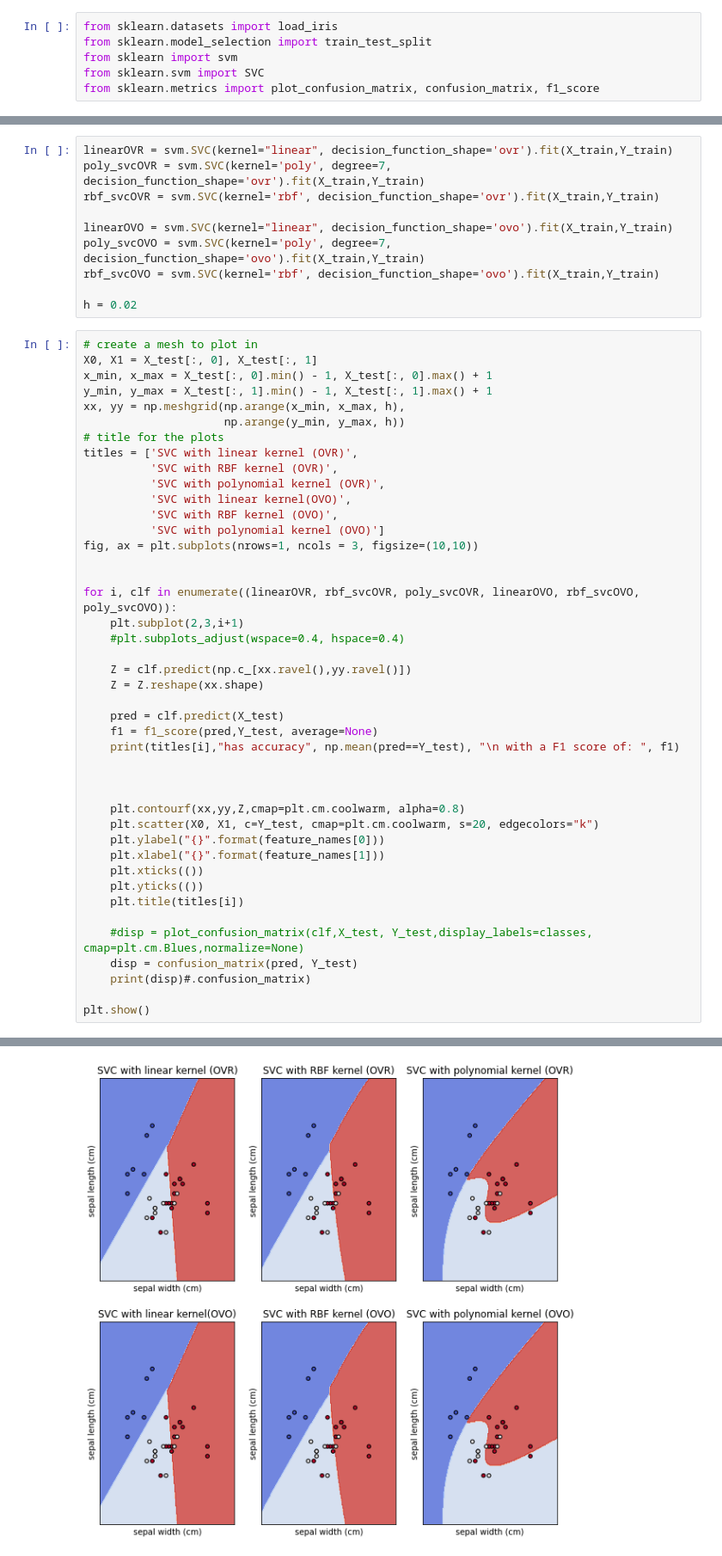
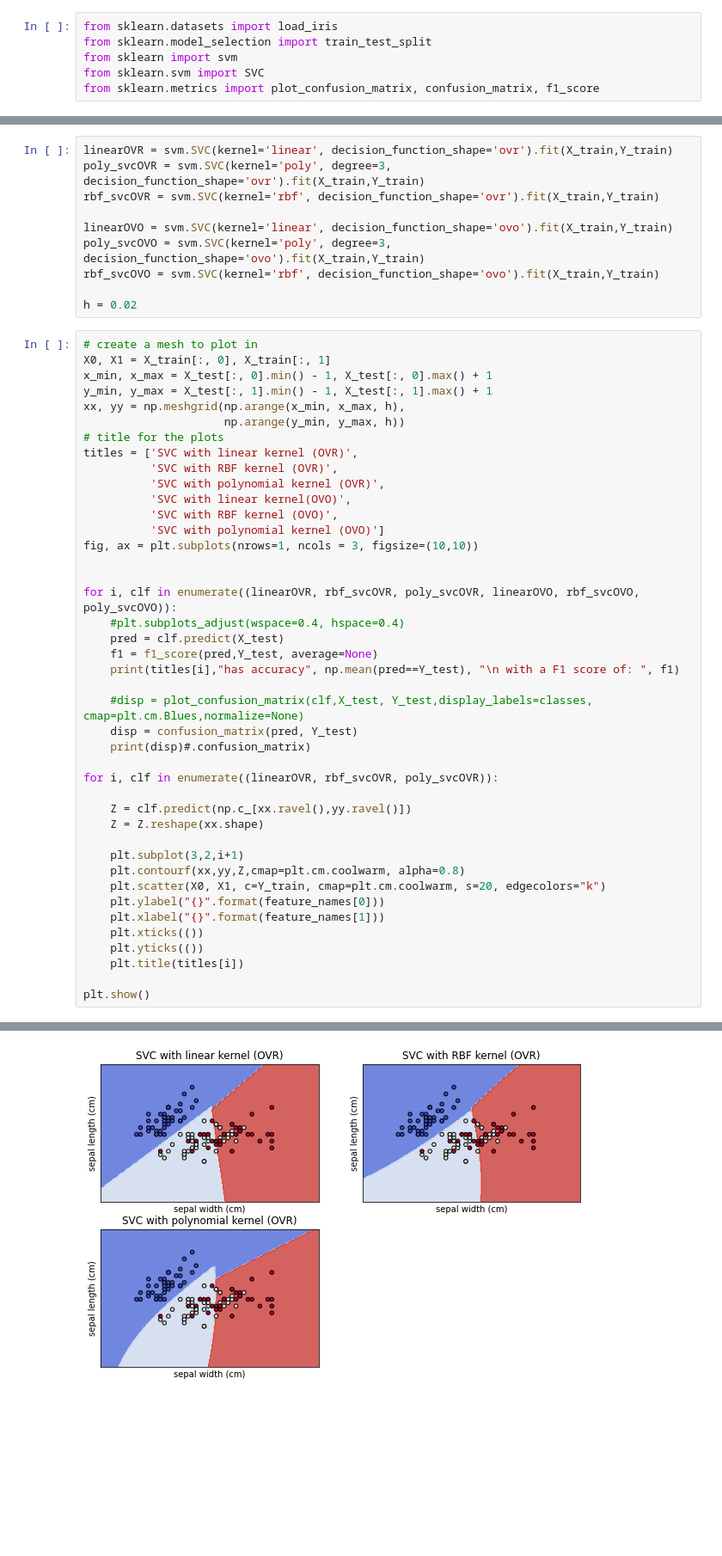
Before and after one commit to maxlengdell/D7041E, a Jupyter notebook: Labs/D7041E_code_for_lab1.ipynb, the cells around one changed output, grey strips where cells are left out. Shown: that part at 86% size. Drawn from its saved outputs; the diff is of its cells as text; blank space fills up the shorter version.

```diff
--- a/Labs/D7041E_code_for_lab1.ipynb
+++ b/Labs/D7041E_code_for_lab1.ipynb
@@ -336,16 +339,16 @@ X_train, X_test, Y_train, Y_test = train_test_split(X,y, test_size=0.2, train_si
 # %%
-linearOVR = svm.SVC(kernel="linear", decision_function_shape='ovr').fit(X_train,Y_train)
-poly_svcOVR = svm.SVC(kernel='poly', degree=7, decision_function_shape='ovr').fit(X_train,Y_train)
+linearOVR = svm.SVC(kernel='linear', decision_function_shape='ovr').fit(X_train,Y_train)
+poly_svcOVR = svm.SVC(kernel='poly', degree=3, decision_function_shape='ovr').fit(X_train,Y_train)
 rbf_svcOVR = svm.SVC(kernel='rbf', decision_function_shape='ovr').fit(X_train,Y_train)
 
-linearOVO = svm.SVC(kernel="linear", decision_function_shape='ovo').fit(X_train,Y_train)
-poly_svcOVO = svm.SVC(kernel='poly', degree=7, decision_function_shape='ovo').fit(X_train,Y_train)
+linearOVO = svm.SVC(kernel='linear', decision_function_shape='ovo').fit(X_train,Y_train)
+poly_svcOVO = svm.SVC(kernel='poly', degree=3, decision_function_shape='ovo').fit(X_train,Y_train)
 rbf_svcOVO = svm.SVC(kernel='rbf', decision_function_shape='ovo').fit(X_train,Y_train)
 
 h = 0.02
 # %%
 # create a mesh to plot in
-X0, X1 = X_test[:, 0], X_test[:, 1]
+X0, X1 = X_train[:, 0], X_train[:, 1]
 x_min, x_max = X_test[:, 0].min() - 1, X_test[:, 0].max() + 1
 y_min, y_max = X_test[:, 1].min() - 1, X_test[:, 1].max() + 1
 xx, yy = np.meshgrid(np.arange(x_min, x_max, h),
@@ -361,29 +364,28 @@ fig, ax = plt.subplots(nrows=1, ncols = 3, figsize=(10,10))
 
 
 for i, clf in enumerate((linearOVR, rbf_svcOVR, poly_svcOVR, linearOVO, rbf_svcOVO, poly_svcOVO)):
-    plt.subplot(2,3,i+1)
     #plt.subplots_adjust(wspace=0.4, hspace=0.4)
+    pred = clf.predict(X_test)
+    f1 = f1_score(pred,Y_test, average=None)
+    print(titles[i],"has accuracy", np.mean(pred==Y_test), "\n with a F1 score of: ", f1)
+
+    #disp = plot_confusion_matrix(clf,X_test, Y_test,display_labels=classes, cmap=plt.cm.Blues,normalize=None)
+    disp = confusion_matrix(pred, Y_test)
+    print(disp)#.confusion_matrix)
+
+for i, clf in enumerate((linearOVR, rbf_svcOVR, poly_svcOVR)):
 
     Z = clf.predict(np.c_[xx.ravel(),yy.ravel()])
     Z = Z.reshape(xx.shape)
 
-    pred = clf.predict(X_test)
-    f1 = f1_score(pred,Y_test, average=None)
-    print(titles[i],"has accuracy", np.mean(pred==Y_test), "\n with a F1 score of: ", f1)
-
-
-
+    plt.subplot(3,2,i+1)
     plt.contourf(xx,yy,Z,cmap=plt.cm.coolwarm, alpha=0.8)
-    plt.scatter(X0, X1, c=Y_test, cmap=plt.cm.coolwarm, s=20, edgecolors="k")
+    plt.scatter(X0, X1, c=Y_train, cmap=plt.cm.coolwarm, s=20, edgecolors="k")
     plt.ylabel("{}".format(feature_names[0]))
     plt.xlabel("{}".format(feature_names[1]))
     plt.xticks(())
     plt.yticks(())
     plt.title(titles[i])
 
-    #disp = plot_confusion_matrix(clf,X_test, Y_test,display_labels=classes, cmap=plt.cm.Blues,normalize=None)
-    disp = confusion_matrix(pred, Y_test)
-    print(disp)#.confusion_matrix)
-
 plt.show()
 # %% [output]
@@ -407 +409 @@ SVC with polynomial kernel (OVR) has accuracy 0.8333333333333334
-[figure, old version]
+[figure, new version]
```
Also changed, not shown: parts of 6 cells of this notebook.
